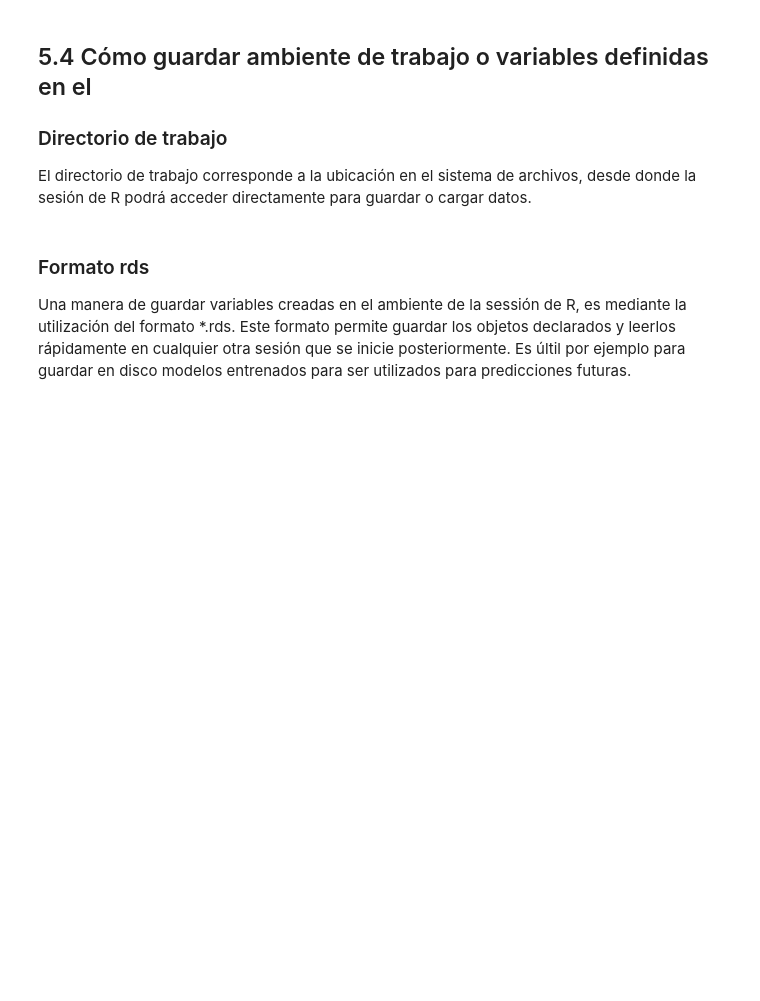
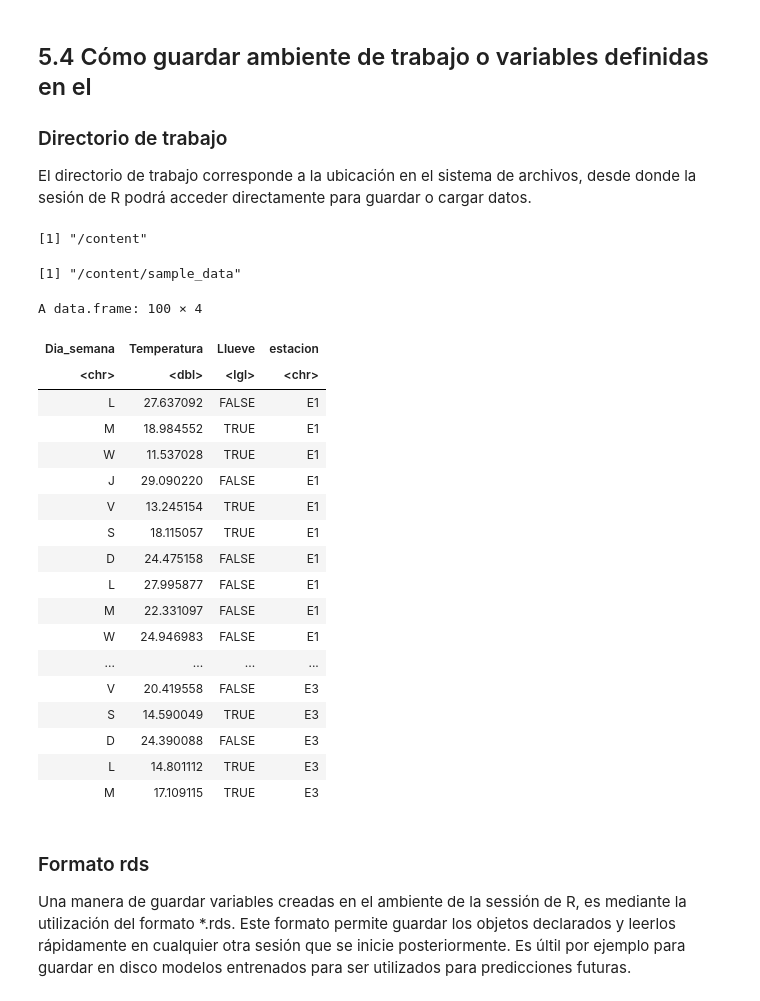
Before and after one commit to kerlesuwu/DBDC_202010_Programacion_en_R_para_ciencia_de_datos, a Jupyter notebook: Clases/Clase2/Clase_2_05_mini_taller.ipynb, the cells around one changed output. Drawn from its saved outputs; the diff is of its cells as text; code cells hidden in the pictures; blank space fills up the shorter version.

```diff
--- a/Clases/Clase2/Clase_2_05_mini_taller.ipynb
+++ b/Clases/Clase2/Clase_2_05_mini_taller.ipynb
@@ -256,5 +333,8 @@ dim(precipitaciones)
 El directorio de trabajo corresponde a la ubicación en el sistema de archivos, desde donde la sesión de R podrá acceder directamente para guardar o cargar datos.
 # %%
 # para saber en qué directorio se está trabajando
+getwd()
+# %% [output]
+[1] "/content"
 # %%
 # para cambiar el directorio de trabajo
@@ -261,3 +342,29 @@ El directorio de trabajo corresponde a la ubicación en el sistema de archivos,
+# %%
+getwd()
+# %% [output]
+[1] "/content/sample_data"
+# %%
+precipitaciones
+# %% [output]
+A data.frame: 100 × 4
+| Dia_semana | Temperatura | Llueve | estacion |
+| <chr> | <dbl> | <lgl> | <chr> |
+| L | 27.637092 | FALSE | E1 |
+| M | 18.984552 | TRUE | E1 |
+| W | 11.537028 | TRUE | E1 |
+| J | 29.090220 | FALSE | E1 |
+| V | 13.245154 | TRUE | E1 |
+| S | 18.115057 | TRUE | E1 |
+| D | 24.475158 | FALSE | E1 |
+| L | 27.995877 | FALSE | E1 |
+| M | 22.331097 | FALSE | E1 |
+| W | 24.946983 | FALSE | E1 |
+| ... | ... | ... | ... |
+| V | 20.419558 | FALSE | E3 |
+| S | 14.590049 | TRUE | E3 |
+| D | 24.390088 | FALSE | E3 |
+| L | 14.801112 | TRUE | E3 |
+| M | 17.109115 | TRUE | E3 |
 # %% [markdown]
 ### Formato rds
 
```
Also changed, not shown: parts of 19 cells of this notebook.
